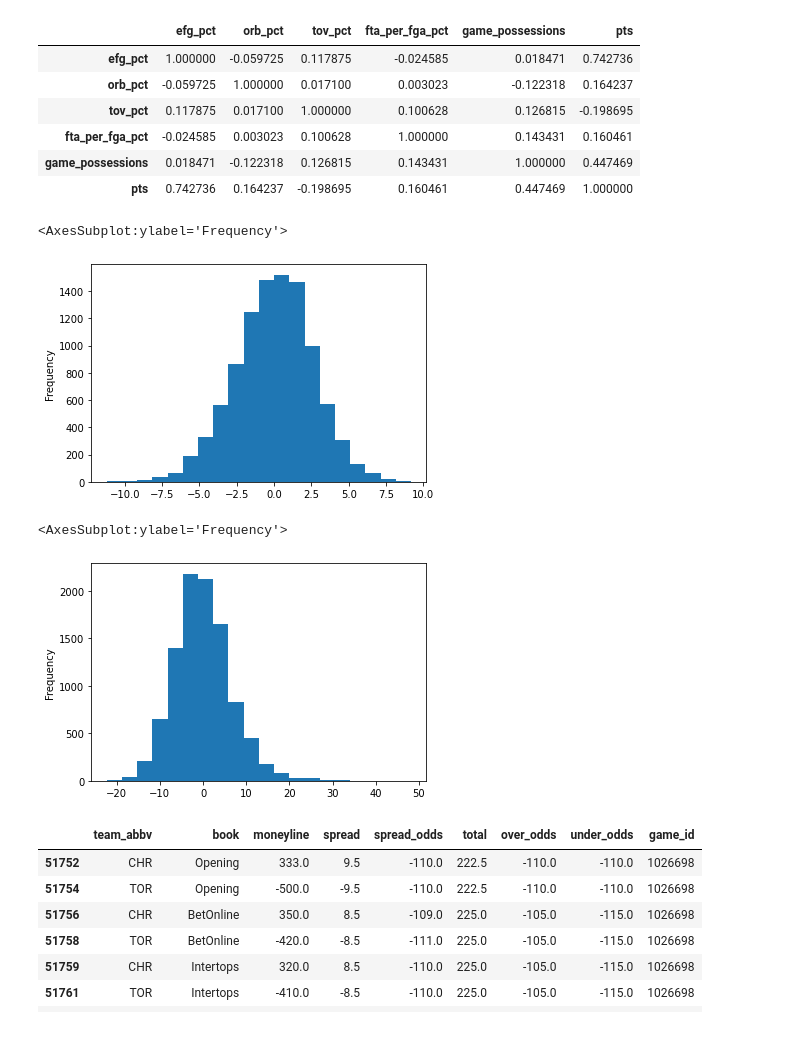
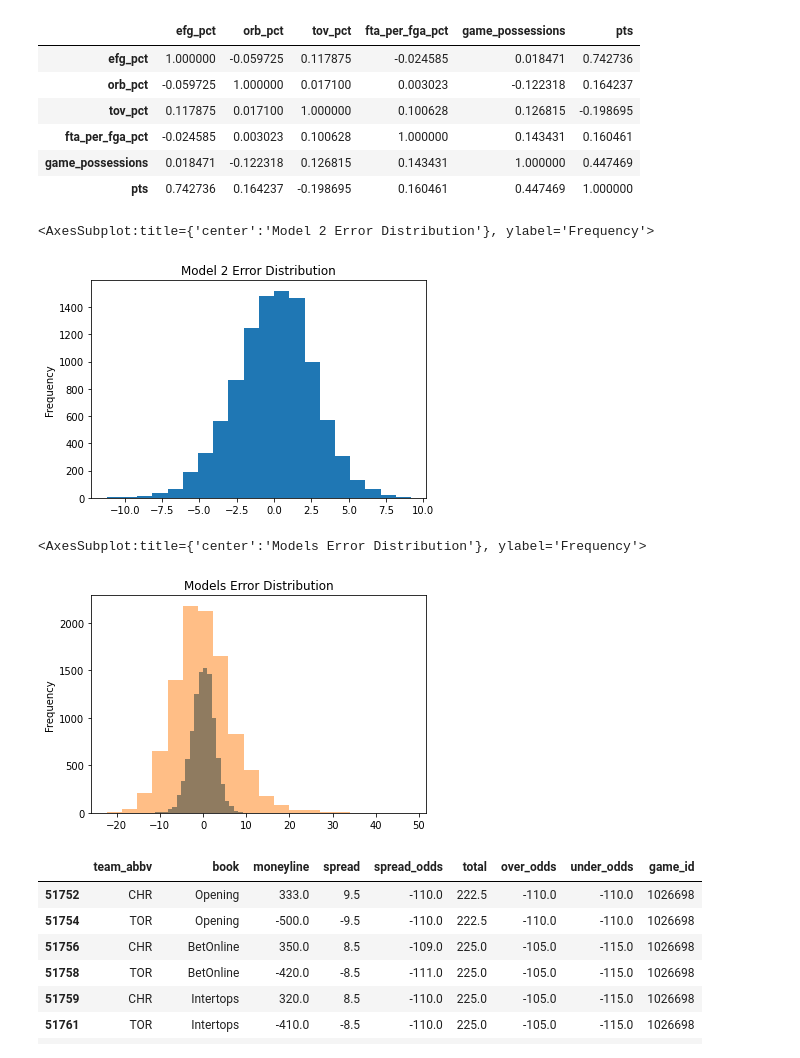
Before and after one commit to kyle-rgb/NBA_Sportsbook_Project, a Jupyter notebook: notebooks/Modeling.ipynb, the cells around one changed output. Cells and saved outputs as stored; diff of their text form; code cells hidden in the pictures.

```diff
--- a/notebooks/Modeling.ipynb
+++ b/notebooks/Modeling.ipynb
@@ -214,15 +224,16 @@ model_df.corr()
 | game_possessions | 0.018471 | -0.122318 | 0.126815 | 0.143431 | 1.000000 | 0.447469 |
 | pts | 0.742736 | 0.164237 | -0.198695 | 0.160461 | 0.447469 | 1.000000 |
 # %%
-predictions_2_df.assign(Error = lambda x: x.Score - x["y_hat"]).Error.plot(kind="hist", bins=20)
+predictions_2_df.assign(Error = lambda x: x.Score - x["y_hat"]).Error.plot(kind="hist", bins=20, title="Model 2 Error Distribution")
 # %% [output]
-<AxesSubplot:ylabel='Frequency'>
+<AxesSubplot:title={'center':'Model 2 Error Distribution'}, ylabel='Frequency'>
-[figure, old version]
+[figure, new version]
 # %%
-predictions.assign(Error = lambda x: x.Score - x["y_hat"]).Error.plot(kind="hist", bins=20)
+predictions_2_df.assign(Error = lambda x: x.Score - x["y_hat"]).Error.plot(kind="hist", bins=20)
+predictions.assign(Error = lambda x: x.Score - x["y_hat"]).Error.plot(kind="hist", bins=20, title="Models Error Distribution", alpha=.5)
 # %% [output]
-<AxesSubplot:ylabel='Frequency'>
+<AxesSubplot:title={'center':'Models Error Distribution'}, ylabel='Frequency'>
-[figure, old version]
+[figure, new version]
 # %%
 engine = sql.create_engine("sqlite:///../data/interim/market.db")
 conn = engine.connect()
```
Also changed, not shown: parts of 162 cells of this notebook, 1 other file.
